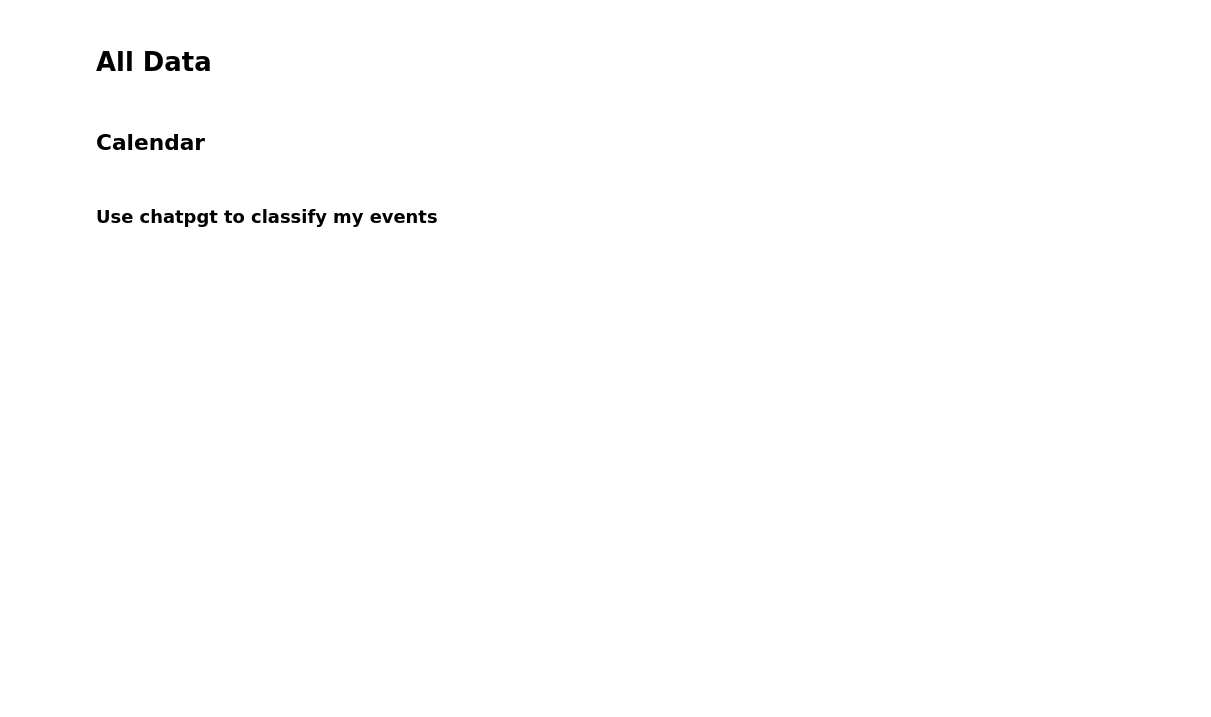
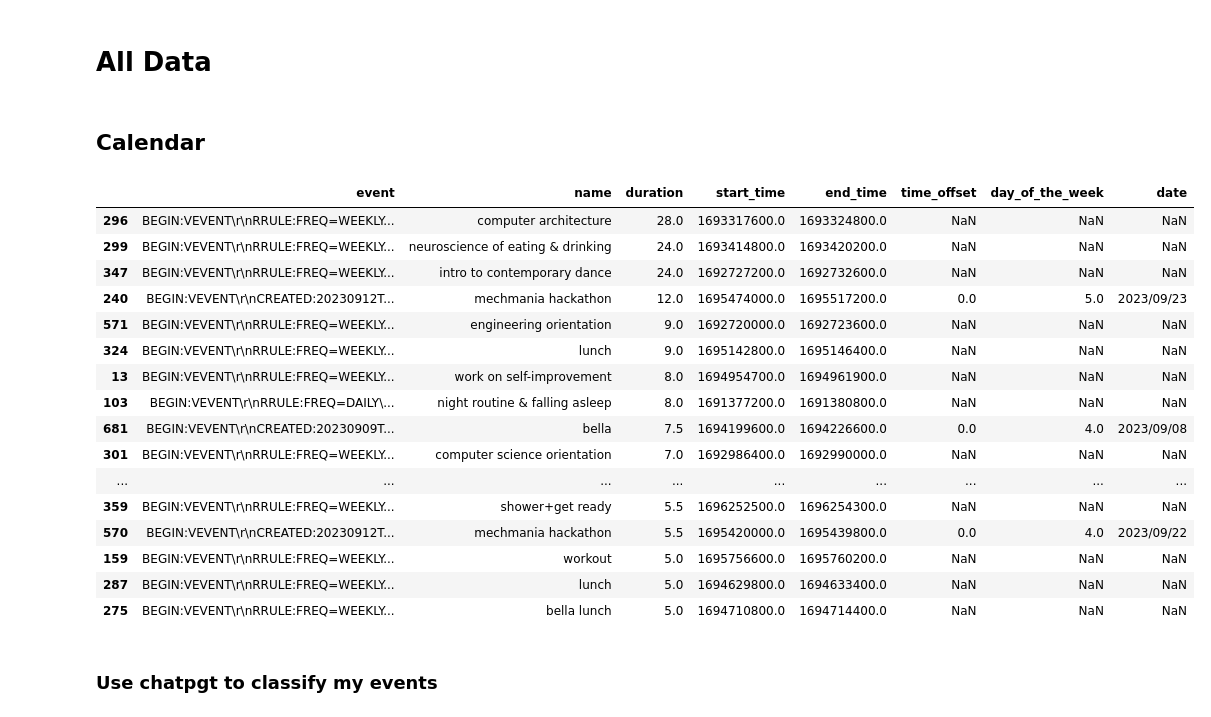
Before and after one commit to MattHandzel/HealthDataAnalysis, a Jupyter notebook: main.ipynb, the cells around one changed output. Drawn from its saved outputs; the diff is of its cells as text; code cells hidden in the pictures; blank space fills up the shorter version.

```diff
--- a/main.ipynb
+++ b/main.ipynb
@@ -43,10 +43,14 @@ calendar_events_folder_dir = "./data/calendar/2023-10-31"
 data_end_time = 9e50
 data_start_time = 0
 
-# 3 weeks out
+# 3 weeks out to a good time
 data_start_time = round(convert_datetime_to_time_since_last_epoch("2023-9-4 00:00:00.0"))
-# data_end_time = round(convert_datetime_to_time_since_last_epoch("2023-10-30 23:59:00.0"))
-# data_end_time, data_start_time
+data_end_time = round(convert_datetime_to_time_since_last_epoch("2023-10-30 0:0:00.0"))
+
+# testing celander
+# data_start_time = round(convert_datetime_to_time_since_last_epoch("2023-10-23 00:00:00.0"))
+# data_end_time = round(convert_datetime_to_time_since_last_epoch("2023-10-30 00:00:00.0"))
+
 
 if data_end_time >= 9e20:
   data_end_time = time.time()
@@ -957,42 +961,68 @@ def get_count_from_calendar_event(event: ics.Event, start_time = data_start_time
     return 0
   return count
 
+events_uid_map = {}
+
+for index, row in events.iterrows():
+  uid = row["event"].uid
+  if uid not in events_uid_map:
+    events_uid_map[uid] = [row]
+  else:
+    events_uid_map[uid].append(row)
 
 # Check to see if the event is repeating event, if it is a repeating event then compute the difference between the (start date and data_end_time) in weeks and (start date and event date until) in weeks, then assign whicher is lower to a variable called "week_repeated",
 for index, row in events.iterrows():
   if is_repeating_event(row["event"]):
-    if row["name"] == "career fair":
-      print(row)
-      print(row["event"].serialize())
+    # get the uid from the uid map, get the length of the resulting array and then subtract by 1
+    offset = len(events_uid_map[row["event"].uid]) - 1
     max_start_time = max(row["start_time"], data_start_time)
     if((data_end_time - max_start_time) < 0):
       events.drop(index, inplace=True)
       continue
     if get_frequency_from_calendar_event(row["event"]) == "WEEKLY":
       if(get_until_from_calendar_event(row["event"]) - max_start_time) < 0:
         events.drop(index, inplace=True)
       weeks_repeated = min((data_end_time - max_start_time) / 604800, (get_until_from_calendar_event(row["event"]) - max_start_time) / 604800)
       # weeks_repeated is a variable that will figure out how many weeks the event has repeated for, we will then multiply weeks_repeated by the number of days in get_by_day
       if get_byday_from_calendar_event(row["event"]) != "N/A":
         days_repeated = ceil(len(get_byday_from_calendar_event(row["event"]).split(",")) * weeks_repeated)
       else:
         days_repeated = ceil(weeks_repeated)
 
     elif get_frequency_from_calendar_event(row["event"]) == "DAILY":
       days_repeated = get_count_from_calendar_event(row["event"], max_start_time, data_end_time)
       if days_repeated < 0:
         if(get_until_from_calendar_event(row["event"]) - max_start_time) < 0:
           events.drop(index, inplace=True)
         days_repeated = min((data_end_time - max_start_time) / 604800, (get_until_from_calendar_event(row["event"]) - max_start_time) / 604800)
     else:
       raise Exception("Invalid frequency")
     days_repeated -= return_number_of_times_event_was_cancled(row["event"], start_time = max_start_time, end_time = data_end_time)
+    days_repeated -= offset
     events.loc[index, "duration"] = ceil(days_repeated) * row["duration"]
 
 # remove nan rows
 events = events[pd.notna(events["name"])]
 
 events.sort_values(by="duration", ascending=False).head(20)
+# %% [output]
+|  | event | name | duration | start_time | end_time | time_offset | day_of_the_week | date |
+| 296 | BEGIN:VEVENT\r\nRRULE:FREQ=WEEKLY... | computer architecture | 28.0 | 1693317600.0 | 1693324800.0 | NaN | NaN | NaN |
+| 299 | BEGIN:VEVENT\r\nRRULE:FREQ=WEEKLY... | neuroscience of eating & drinking | 24.0 | 1693414800.0 | 1693420200.0 | NaN | NaN | NaN |
+| 347 | BEGIN:VEVENT\r\nRRULE:FREQ=WEEKLY... | intro to contemporary dance | 24.0 | 1692727200.0 | 1692732600.0 | NaN | NaN | NaN |
+| 240 | BEGIN:VEVENT\r\nCREATED:20230912T... | mechmania hackathon | 12.0 | 1695474000.0 | 1695517200.0 | 0.0 | 5.0 | 2023/09/23 |
+| 571 | BEGIN:VEVENT\r\nRRULE:FREQ=WEEKLY... | engineering orientation | 9.0 | 1692720000.0 | 1692723600.0 | NaN | NaN | NaN |
+| 324 | BEGIN:VEVENT\r\nRRULE:FREQ=WEEKLY... | lunch | 9.0 | 1695142800.0 | 1695146400.0 | NaN | NaN | NaN |
+| 13 | BEGIN:VEVENT\r\nRRULE:FREQ=WEEKLY... | work on self-improvement | 8.0 | 1694954700.0 | 1694961900.0 | NaN | NaN | NaN |
+| 103 | BEGIN:VEVENT\r\nRRULE:FREQ=DAILY\... | night routine & falling asleep | 8.0 | 1691377200.0 | 1691380800.0 | NaN | NaN | NaN |
+| 681 | BEGIN:VEVENT\r\nCREATED:20230909T... | bella | 7.5 | 1694199600.0 | 1694226600.0 | 0.0 | 4.0 | 2023/09/08 |
+| 301 | BEGIN:VEVENT\r\nRRULE:FREQ=WEEKLY... | computer science orientation | 7.0 | 1692986400.0 | 1692990000.0 | NaN | NaN | NaN |
+| ... | ... | ... | ... | ... | ... | ... | ... | ... |
+| 359 | BEGIN:VEVENT\r\nRRULE:FREQ=WEEKLY... | shower+get ready | 5.5 | 1696252500.0 | 1696254300.0 | NaN | NaN | NaN |
+| 570 | BEGIN:VEVENT\r\nCREATED:20230912T... | mechmania hackathon | 5.5 | 1695420000.0 | 1695439800.0 | 0.0 | 4.0 | 2023/09/22 |
+| 159 | BEGIN:VEVENT\r\nRRULE:FREQ=WEEKLY... | workout | 5.0 | 1695756600.0 | 1695760200.0 | NaN | NaN | NaN |
+| 287 | BEGIN:VEVENT\r\nRRULE:FREQ=WEEKLY... | lunch | 5.0 | 1694629800.0 | 1694633400.0 | NaN | NaN | NaN |
+| 275 | BEGIN:VEVENT\r\nRRULE:FREQ=WEEKLY... | bella lunch | 5.0 | 1694710800.0 | 1694714400.0 | NaN | NaN | NaN |
 # %% [markdown]
 ### Use chatpgt to classify my events
 # %%
```
Also changed, not shown: parts of 4 cells of this notebook, 2 other files.
